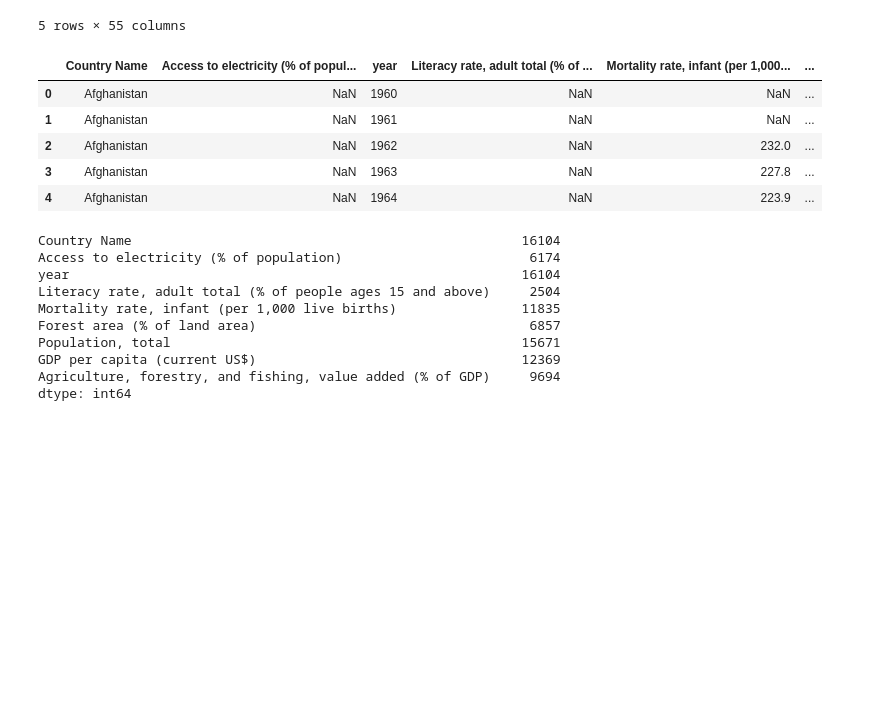
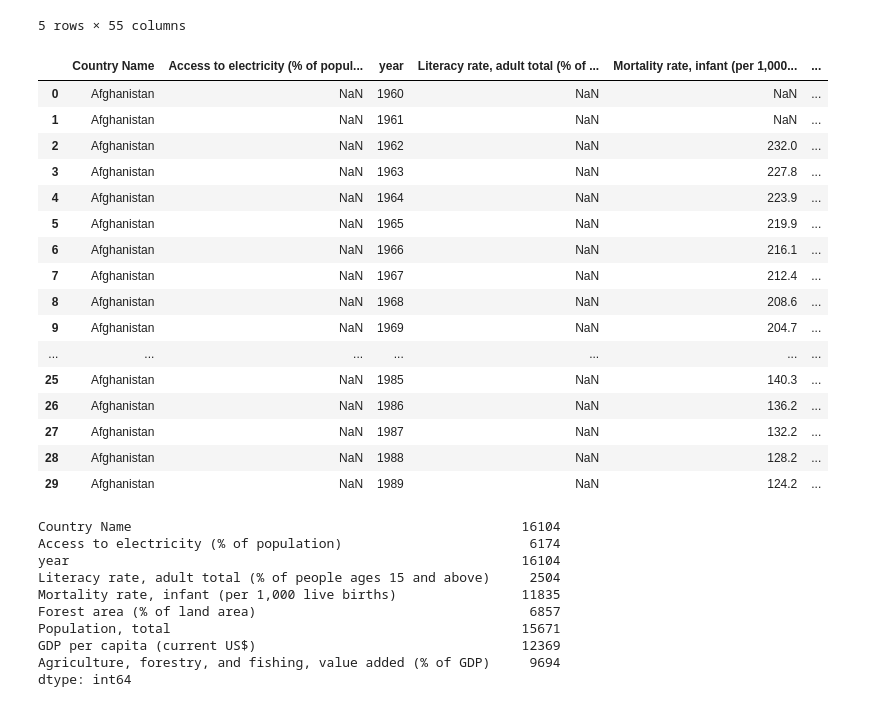
Before and after one commit to cburgyan/project1_happiness, a Jupyter notebook: pro1_happiness.ipynb, the cells around one changed output. Drawn from its saved outputs; the diff is of its cells as text; code cells hidden in the pictures; blank space fills up the shorter version.

```diff
--- a/pro1_happiness.ipynb
+++ b/pro1_happiness.ipynb
@@ -491,17 +766,28 @@ Index(['Country Name', 'Country Code', 'year',
 # %%
 infra_df = infra_df[['Country Name', 'Access to electricity (% of population)',
                      'year', 'Literacy rate, adult total (% of people ages 15 and above)',
                      'Mortality rate, infant (per 1,000 live births)', 'Forest area (% of land area)',
                     'Population, total', 'GDP per capita (current US$)',
                     'Agriculture, forestry, and fishing, value added (% of GDP)']]
-infra_df.head()
+infra_df.head(30)
 # %% [output]
 |  | Country Name | Access to electricity (% of popul... | year | Literacy rate, adult total (% of ... | Mortality rate, infant (per 1,000... | ... |
 | 0 | Afghanistan | NaN | 1960 | NaN | NaN | ... |
 | 1 | Afghanistan | NaN | 1961 | NaN | NaN | ... |
 | 2 | Afghanistan | NaN | 1962 | NaN | 232.0 | ... |
 | 3 | Afghanistan | NaN | 1963 | NaN | 227.8 | ... |
 | 4 | Afghanistan | NaN | 1964 | NaN | 223.9 | ... |
+| 5 | Afghanistan | NaN | 1965 | NaN | 219.9 | ... |
+| 6 | Afghanistan | NaN | 1966 | NaN | 216.1 | ... |
+| 7 | Afghanistan | NaN | 1967 | NaN | 212.4 | ... |
+| 8 | Afghanistan | NaN | 1968 | NaN | 208.6 | ... |
+| 9 | Afghanistan | NaN | 1969 | NaN | 204.7 | ... |
+| ... | ... | ... | ... | ... | ... | ... |
+| 25 | Afghanistan | NaN | 1985 | NaN | 140.3 | ... |
+| 26 | Afghanistan | NaN | 1986 | NaN | 136.2 | ... |
+| 27 | Afghanistan | NaN | 1987 | NaN | 132.2 | ... |
+| 28 | Afghanistan | NaN | 1988 | NaN | 128.2 | ... |
+| 29 | Afghanistan | NaN | 1989 | NaN | 124.2 | ... |
 # %%
 infra_df.count()
 # %% [output]
```
Also changed, not shown: parts of 34 cells of this notebook, 1 other file.
